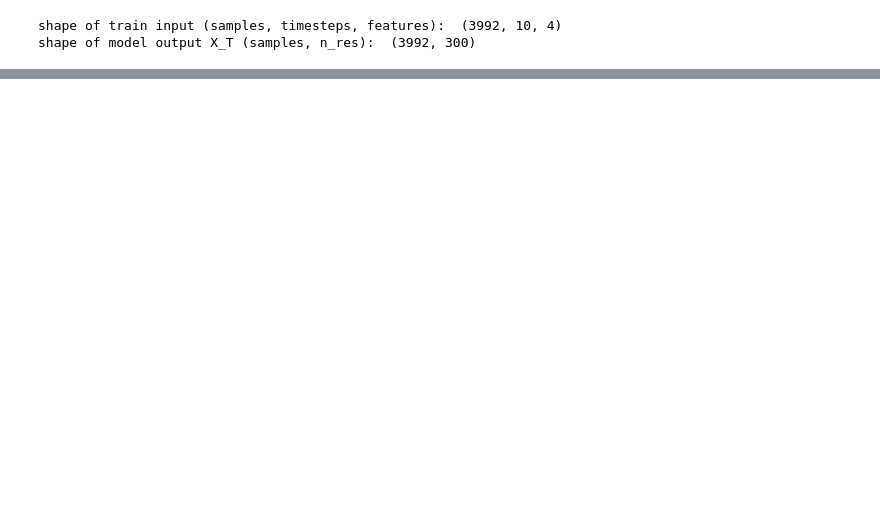
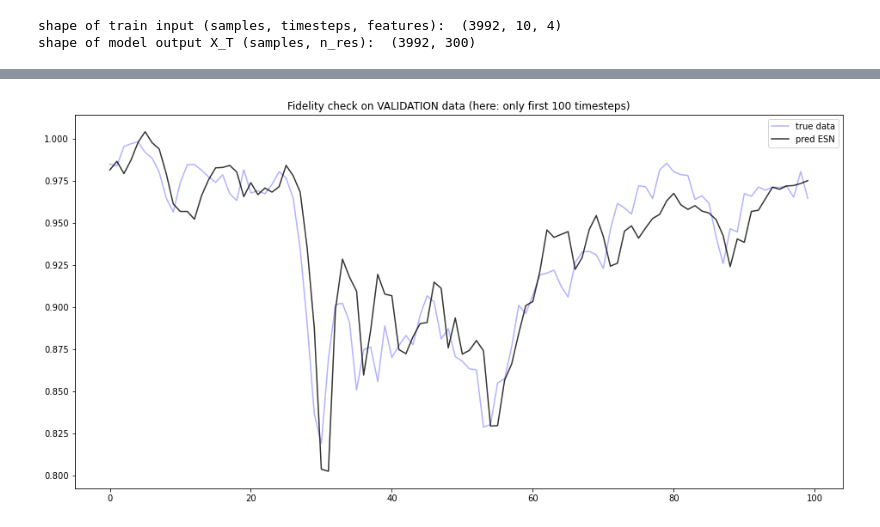
Before and after one commit to MarcoLandtHayen/EchoStateNetworks, a Jupyter notebook: notebooks/ESN_exp05.ipynb, the cells around one changed output, grey strips where cells are left out. Saved outputs shown, nothing was run; the diff lists cells and outputs as text; code cells hidden in the pictures; blank space fills up the shorter version.

Commit message:
finalized function setESN, first experiments on SP500 stock index

```diff
--- a/notebooks/ESN_exp05.ipynb
+++ b/notebooks/ESN_exp05.ipynb
@@ -361,0 +184,4 @@ train_mae:  0.0969
+# %%
+# Now add vector of ONEs as additional column to final reservoir states X_T_train.
+X_T_train_prime = np.concatenate((X_T_train, X_add), axis=-1)
+print("\nFinal reservoir states in augmented notation, shape: ", X_T_train_prime.shape)
@@ -361,0 +190,10 @@ train_mae:  0.0969
+# %%
+# Then need pseudo-inverse of final reservoir states in augmented notation
+X_inv_prime = np.linalg.pinv(X_T_train_prime)
+
+# Then get output weights, in augmented notation
+W_out_prime = np.matmul(X_inv_prime, train_target)
+
+print("train_input shape: ", train_input.shape)
+print("train_target shape: ", train_target.shape)
+print("W_out_prime shape: ", W_out_prime.shape)
@@ -361,0 +204,6 @@ train_mae:  0.0969
+# %%
+# Now split output weights in augmented notation into trained output weights W_out and output bias b_out.
+W_out = W_out_prime[:-1,:]
+b_out = W_out_prime[-1:,0]
+#print("\nW_out: \n", W_out)
+print("\ntrained b_out: \n", b_out)
@@ -361,0 +213,5 @@ train_mae:  0.0969
+# %%
+# Integrate trained output weights and bias into model weights
+model_weights[-2] = W_out
+model_weights[-1] = b_out
+model.set_weights(model_weights)
@@ -361,0 +263,10 @@ train_mae:  0.0969
+# %%
+# Fidelity check: Plot only first 100 timesteps of val_pred vs. val_targets
+plt.figure(figsize=(16,8))
+plt.plot(range(len(val_target[:100])),val_target[:100],'b',label="true data", alpha=0.3)
+plt.plot(range(len(val_pred[:100])),val_pred[:100],'k',  alpha=0.8, label='pred ESN')
+plt.title('Fidelity check on VALIDATION data (here: only first 100 timesteps)')
+plt.legend()
+plt.show()
+# %% [output]
+[figure, added]
```
Also changed, not shown: parts of 18 cells of this notebook, 3 other files.
